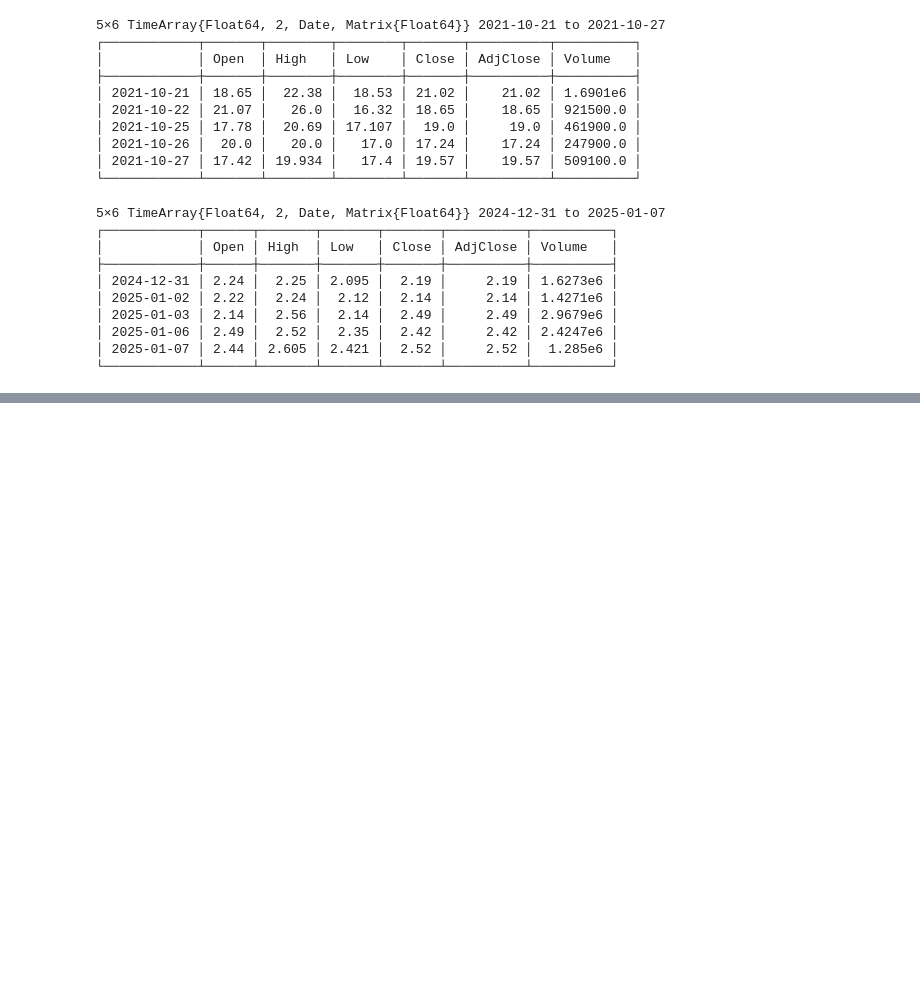
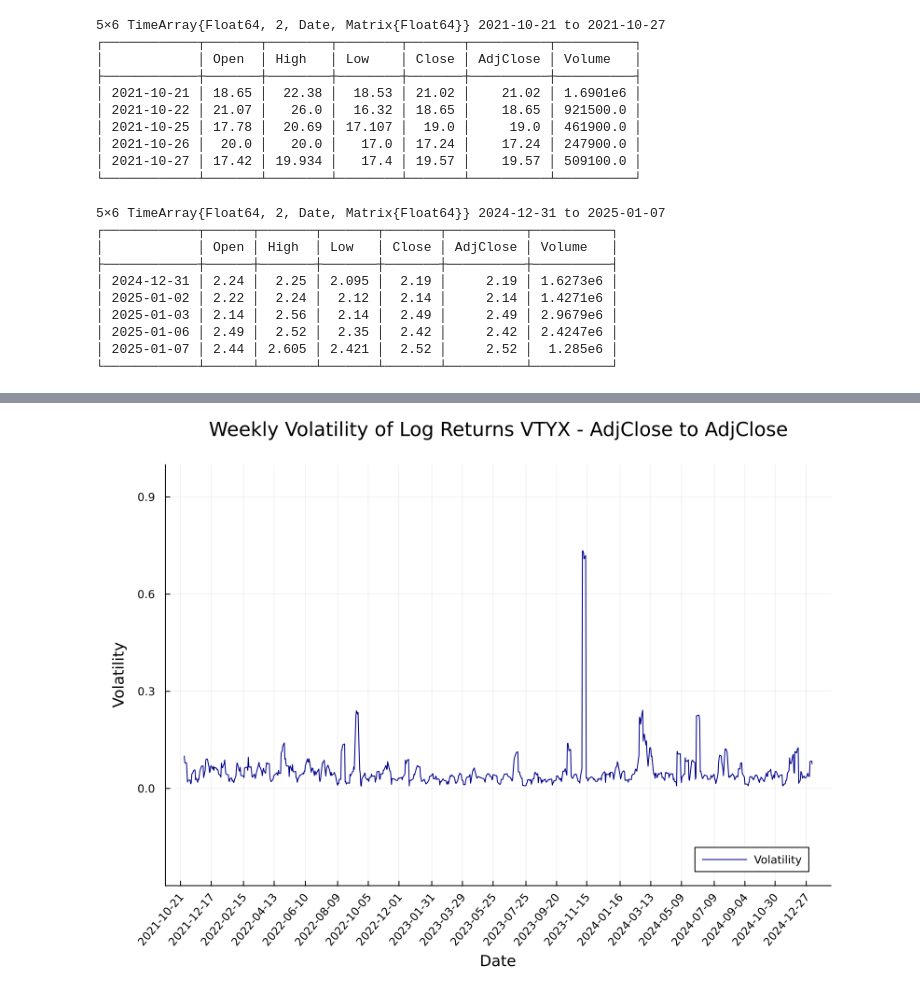
Before and after one commit to redeemerofyours/assignement1-Finecox, a Jupyter notebook: Pokus o Julii.ipynb, the cells around one changed output, grey strips where cells are left out. Saved outputs shown, nothing was run; the diff lists cells and outputs as text; code cells hidden in the pictures; blank space fills up the shorter version.

```diff
--- a/Pokus o Julii.ipynb
+++ b/Pokus o Julii.ipynb
@@ -124,0 +151,4 @@ plot(log.(AdjClose ./ lag(AdjClose)),
+# %%
+function calculate_rolling_volatility(log_returns::TimeArray, window::Int=20)
+    return moving(std, log_returns, window)
+end
@@ -124,0 +157,5 @@ plot(log.(AdjClose ./ lag(AdjClose)),
+# %%
+rolling_std =  calculate_rolling_volatility(log_returns, 5)
+current_name = colnames(rolling_std)[1]
+TimeSeries.rename!(rolling_std, current_name => :Std_log_returns)
+head(rolling_std, 5)
@@ -124,0 +173,18 @@ plot(log.(AdjClose ./ lag(AdjClose)),
+# %%
+p_vol = plot(rolling_std,
+    title = "Weekly Volatility of Log Returns VTYX - AdjClose to AdjClose",
+    label = "Volatility",
+    xlabel = "Date",
+    ylabel = "Volatility",
+    legend = :bottomright,
+    xticks = (dates[1:40:end], dates[1:40:end]),
+    xrotation = 50,
+    ylims = (-0.3, 1),
+    size = (800,600),
+    bottom_margin = 20px,
+    left_margin = 20px,
+    top_margin = 20px,
+    color = :darkblue
+     )
+# %% [output]
+[figure, added]
```
Also changed, not shown: parts of 11 cells of this notebook, 9 other files.
